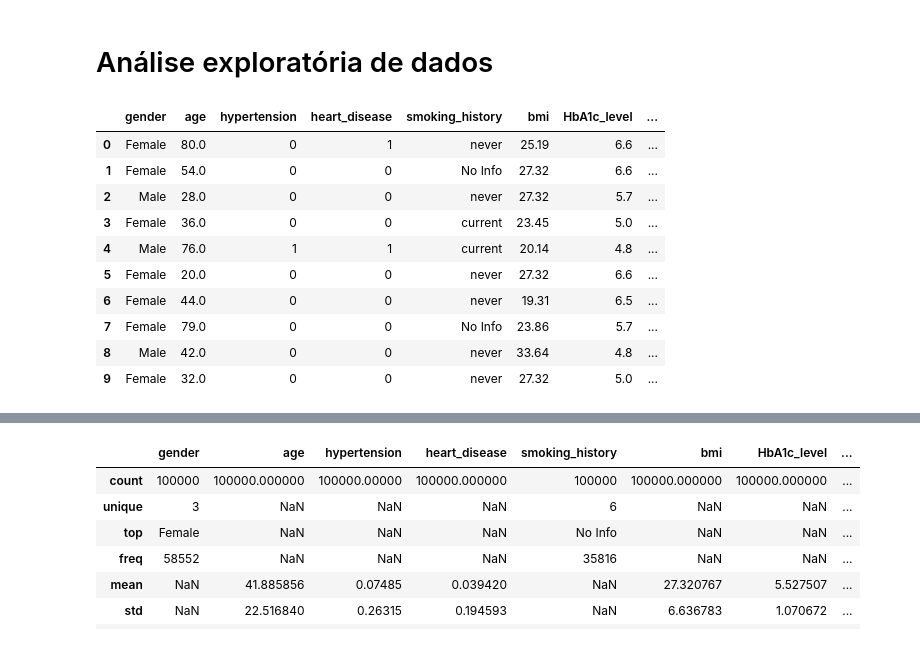
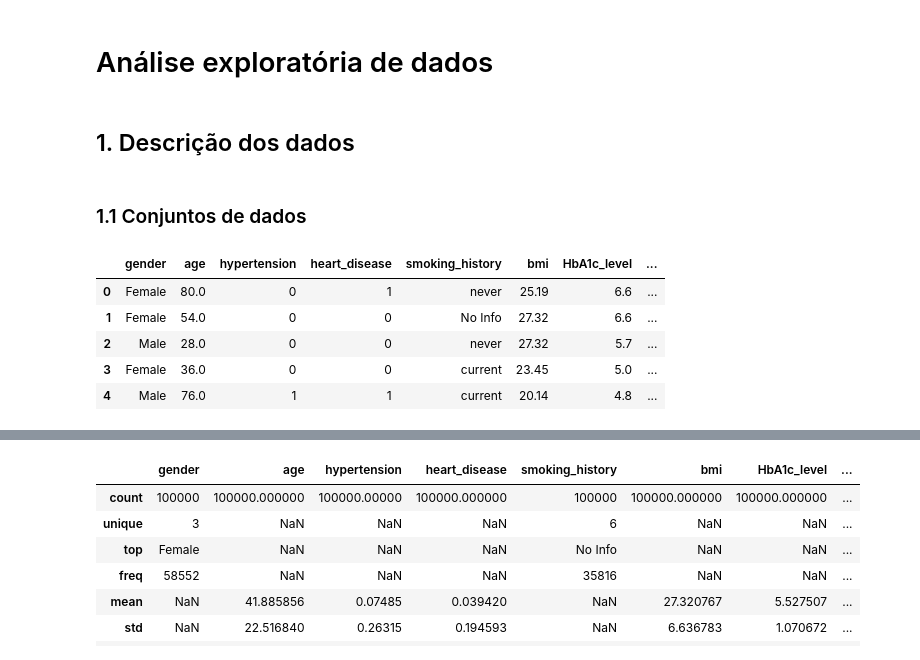
Before and after one commit to atlantico-academy/equipe2-2014.2, a Jupyter notebook: notebooks/01-exploratory_data_analysis.ipynb, the cells around one changed output, grey strips where cells are left out. Saved outputs shown, nothing was run; the diff lists cells and outputs as text; code cells hidden in the pictures.

```diff
--- a/notebooks/01-exploratory_data_analysis.ipynb
+++ b/notebooks/01-exploratory_data_analysis.ipynb
@@ -12,15 +16,14 @@ from matplotlib.colors import LinearSegmentedColormap
+# %% [markdown]
+## 1. Descrição dos dados
+# %% [markdown]
+### 1.1 Conjuntos de dados
 # %%
 df = pd.read_csv('../data/raw/diabetes_prediction_dataset.csv')
-df.head(10)
+df.head()
 # %% [output]
 |  | gender | age | hypertension | heart_disease | smoking_history | bmi | HbA1c_level | ... |
 | 0 | Female | 80.0 | 0 | 1 | never | 25.19 | 6.6 | ... |
 | 1 | Female | 54.0 | 0 | 0 | No Info | 27.32 | 6.6 | ... |
 | 2 | Male | 28.0 | 0 | 0 | never | 27.32 | 5.7 | ... |
 | 3 | Female | 36.0 | 0 | 0 | current | 23.45 | 5.0 | ... |
 | 4 | Male | 76.0 | 1 | 1 | current | 20.14 | 4.8 | ... |
-| 5 | Female | 20.0 | 0 | 0 | never | 27.32 | 6.6 | ... |
-| 6 | Female | 44.0 | 0 | 0 | never | 19.31 | 6.5 | ... |
-| 7 | Female | 79.0 | 0 | 0 | No Info | 23.86 | 5.7 | ... |
-| 8 | Male | 42.0 | 0 | 0 | never | 33.64 | 4.8 | ... |
-| 9 | Female | 32.0 | 0 | 0 | never | 27.32 | 5.0 | ... |
```
Also changed, not shown: parts of 26 cells of this notebook.
